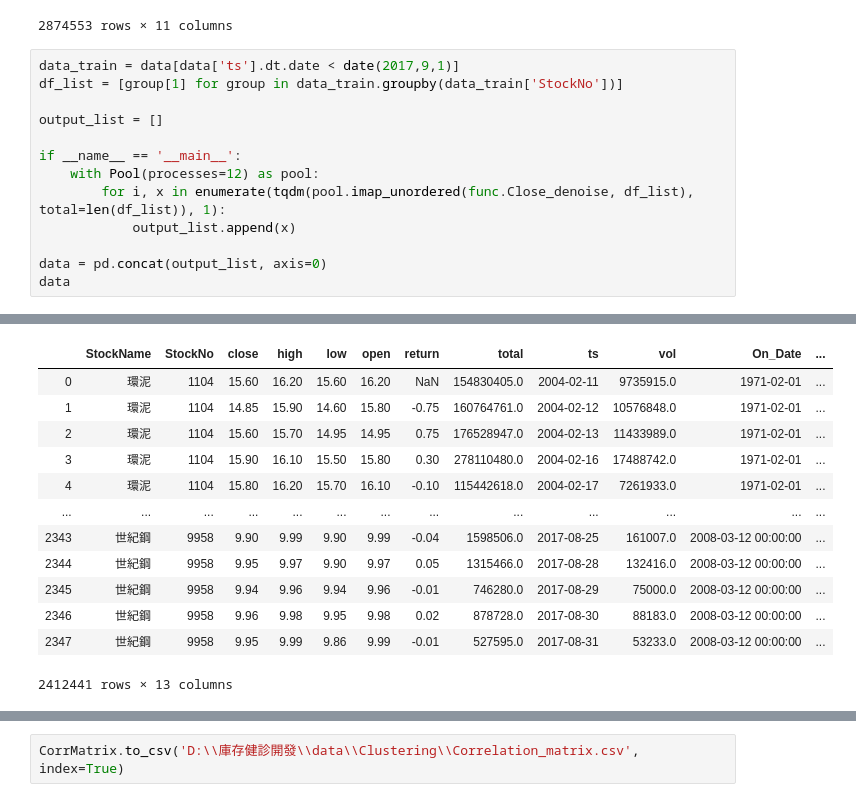
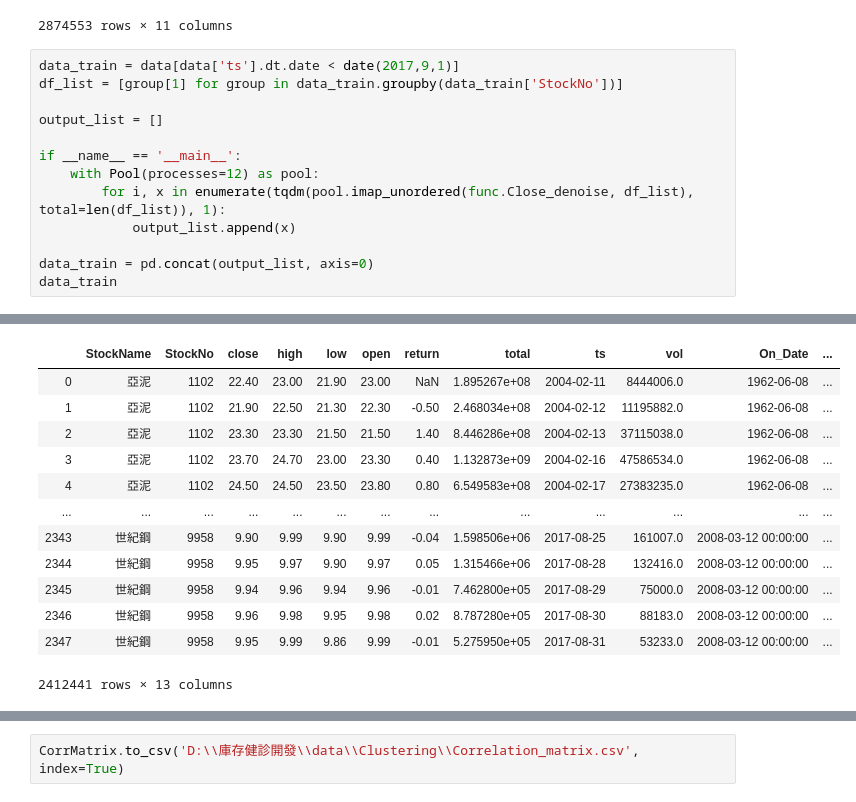
Before and after one commit to datateams0982/Inventory_Check, a Jupyter notebook: Cluster/Cluster.ipynb, the cells around one changed output, grey strips where cells are left out. Drawn from its saved outputs; the diff is of its cells as text.

```diff
--- a/Cluster/Cluster.ipynb
+++ b/Cluster/Cluster.ipynb
@@ -32,29 +32,29 @@ data
 # %%
 data_train = data[data['ts'].dt.date < date(2017,9,1)]
 df_list = [group[1] for group in data_train.groupby(data_train['StockNo'])]
 
 output_list = []
 
 if __name__ == '__main__':
     with Pool(processes=12) as pool:
         for i, x in enumerate(tqdm(pool.imap_unordered(func.Close_denoise, df_list), total=len(df_list)), 1):
             output_list.append(x)
 
-data = pd.concat(output_list, axis=0)
-data
+data_train = pd.concat(output_list, axis=0)
+data_train
 # %% [output]
 [interactive output not drawn]
 |  | StockName | StockNo | close | high | low | open | return | total | ts | vol | On_Date | ... |
-| 0 | 環泥 | 1104 | 15.60 | 16.20 | 15.60 | 16.20 | NaN | 154830405.0 | 2004-02-11 | 9735915.0 | 1971-02-01 | ... |
-| 1 | 環泥 | 1104 | 14.85 | 15.90 | 14.60 | 15.80 | -0.75 | 160764761.0 | 2004-02-12 | 10576848.0 | 1971-02-01 | ... |
-| 2 | 環泥 | 1104 | 15.60 | 15.70 | 14.95 | 14.95 | 0.75 | 176528947.0 | 2004-02-13 | 11433989.0 | 1971-02-01 | ... |
-| 3 | 環泥 | 1104 | 15.90 | 16.10 | 15.50 | 15.80 | 0.30 | 278110480.0 | 2004-02-16 | 17488742.0 | 1971-02-01 | ... |
-| 4 | 環泥 | 1104 | 15.80 | 16.20 | 15.70 | 16.10 | -0.10 | 115442618.0 | 2004-02-17 | 7261933.0 | 1971-02-01 | ... |
+| 0 | 亞泥 | 1102 | 22.40 | 23.00 | 21.90 | 23.00 | NaN | 1.895267e+08 | 2004-02-11 | 8444006.0 | 1962-06-08 | ... |
+| 1 | 亞泥 | 1102 | 21.90 | 22.50 | 21.30 | 22.30 | -0.50 | 2.468034e+08 | 2004-02-12 | 11195882.0 | 1962-06-08 | ... |
+| 2 | 亞泥 | 1102 | 23.30 | 23.30 | 21.50 | 21.50 | 1.40 | 8.446286e+08 | 2004-02-13 | 37115038.0 | 1962-06-08 | ... |
+| 3 | 亞泥 | 1102 | 23.70 | 24.70 | 23.00 | 23.30 | 0.40 | 1.132873e+09 | 2004-02-16 | 47586534.0 | 1962-06-08 | ... |
+| 4 | 亞泥 | 1102 | 24.50 | 24.50 | 23.50 | 23.80 | 0.80 | 6.549583e+08 | 2004-02-17 | 27383235.0 | 1962-06-08 | ... |
 | ... | ... | ... | ... | ... | ... | ... | ... | ... | ... | ... | ... | ... |
-| 2343 | 世紀鋼 | 9958 | 9.90 | 9.99 | 9.90 | 9.99 | -0.04 | 1598506.0 | 2017-08-25 | 161007.0 | 2008-03-12 00:00:00 | ... |
-| 2344 | 世紀鋼 | 9958 | 9.95 | 9.97 | 9.90 | 9.97 | 0.05 | 1315466.0 | 2017-08-28 | 132416.0 | 2008-03-12 00:00:00 | ... |
-| 2345 | 世紀鋼 | 9958 | 9.94 | 9.96 | 9.94 | 9.96 | -0.01 | 746280.0 | 2017-08-29 | 75000.0 | 2008-03-12 00:00:00 | ... |
-| 2346 | 世紀鋼 | 9958 | 9.96 | 9.98 | 9.95 | 9.98 | 0.02 | 878728.0 | 2017-08-30 | 88183.0 | 2008-03-12 00:00:00 | ... |
-| 2347 | 世紀鋼 | 9958 | 9.95 | 9.99 | 9.86 | 9.99 | -0.01 | 527595.0 | 2017-08-31 | 53233.0 | 2008-03-12 00:00:00 | ... |
+| 2343 | 世紀鋼 | 9958 | 9.90 | 9.99 | 9.90 | 9.99 | -0.04 | 1.598506e+06 | 2017-08-25 | 161007.0 | 2008-03-12 00:00:00 | ... |
+| 2344 | 世紀鋼 | 9958 | 9.95 | 9.97 | 9.90 | 9.97 | 0.05 | 1.315466e+06 | 2017-08-28 | 132416.0 | 2008-03-12 00:00:00 | ... |
+| 2345 | 世紀鋼 | 9958 | 9.94 | 9.96 | 9.94 | 9.96 | -0.01 | 7.462800e+05 | 2017-08-29 | 75000.0 | 2008-03-12 00:00:00 | ... |
+| 2346 | 世紀鋼 | 9958 | 9.96 | 9.98 | 9.95 | 9.98 | 0.02 | 8.787280e+05 | 2017-08-30 | 88183.0 | 2008-03-12 00:00:00 | ... |
+| 2347 | 世紀鋼 | 9958 | 9.95 | 9.99 | 9.86 | 9.99 | -0.01 | 5.275950e+05 | 2017-08-31 | 53233.0 | 2008-03-12 00:00:00 | ... |
 2412441 rows × 13 columns
 # %%
```
Also changed, not shown: parts of 21 cells of this notebook, 9 other files.
